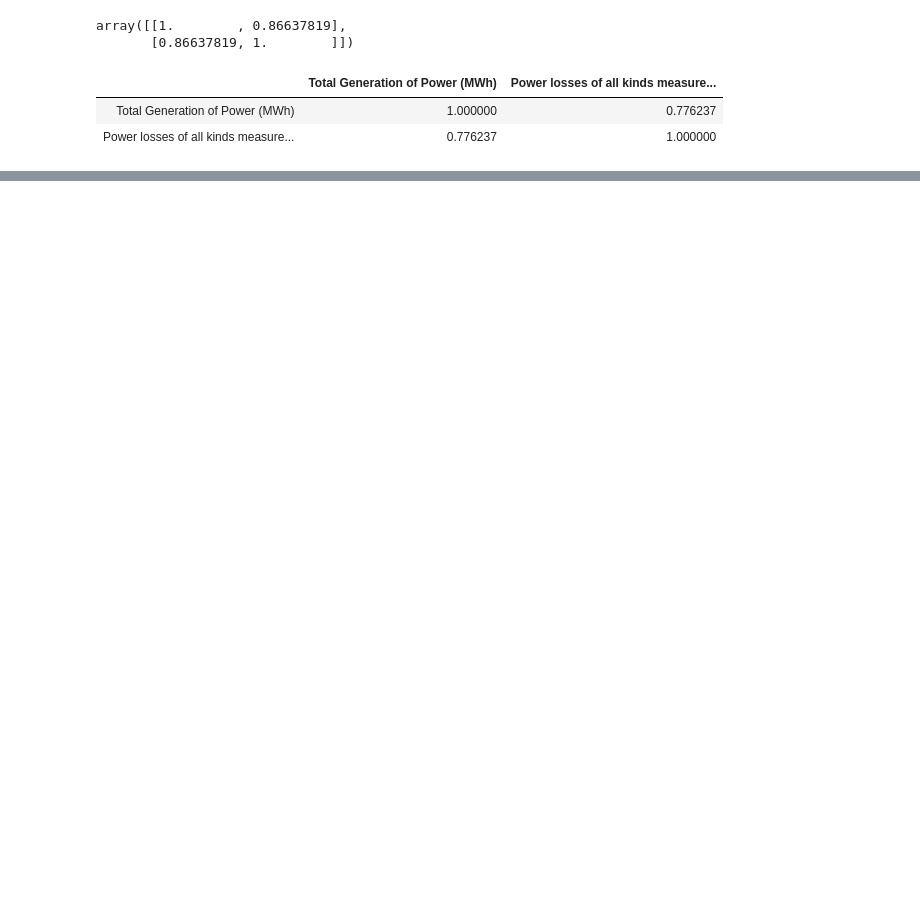
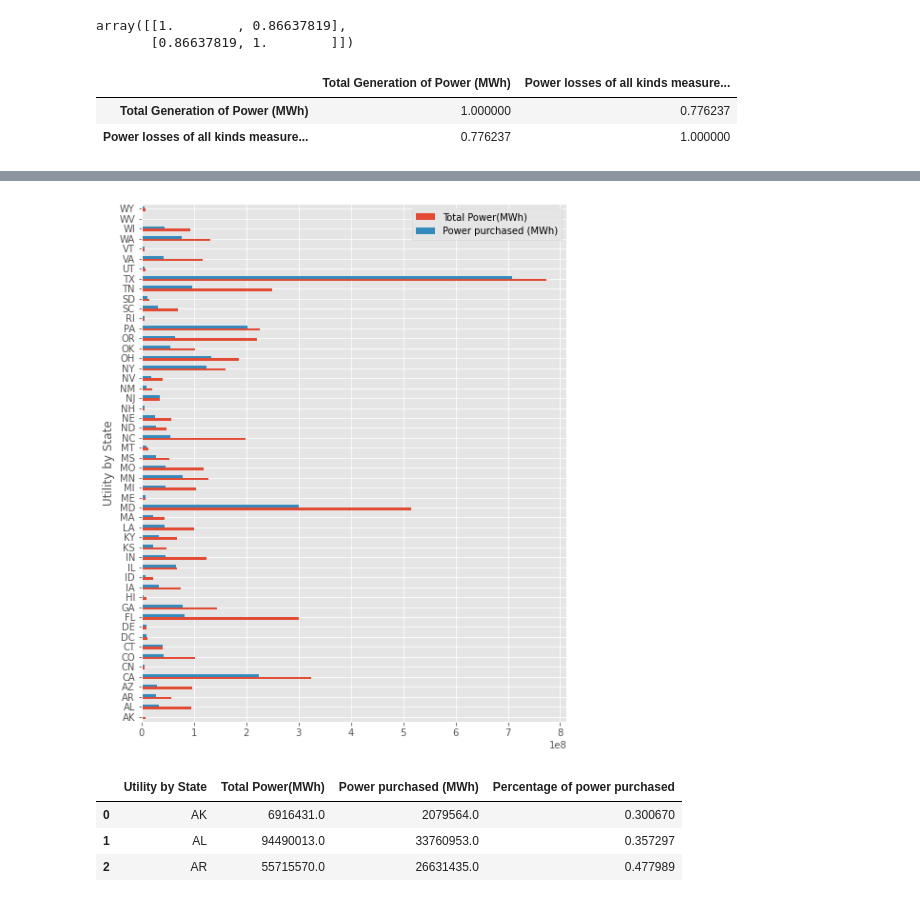
Before and after one commit to zhuy9/DMwP-EnergyUsage, a Jupyter notebook: Project_workspace.ipynb, the cells around one changed output, grey strips where cells are left out. Saved outputs shown, nothing was run; the diff lists cells and outputs as text; code cells hidden in the pictures; blank space fills up the shorter version.

```diff
--- a/Project_workspace.ipynb
+++ b/Project_workspace.ipynb
@@ -332,0 +364,15 @@ df_temp2.corr()
+# %%
+fig5 = pwr_purchased_and_total.plot.barh(y=['Total Power(MWh)','Power purchased (MWh)'], x='Utility by State',figsize=(8,10))
+fig5
+if (downloadPic):
+    plt.savefig ('Figure/PowerTotalVsPurchased.png') # not now
+# %% [output]
+[figure, added]
+# %%
+pwr_purchased_and_total['Percentage of power purchased'] = pwr_purchased_and_total['Power purchased (MWh)']/pwr_purchased_and_total['Total Power(MWh)']
+pwr_purchased_and_total.head(3)
+# %% [output]
+|  | Utility by State | Total Power(MWh) | Power purchased (MWh) | Percentage of power purchased |
+| 0 | AK | 6916431.0 | 2079564.0 | 0.300670 |
+| 1 | AL | 94490013.0 | 33760953.0 | 0.357297 |
+| 2 | AR | 55715570.0 | 26631435.0 | 0.477989 |
```
Also changed, not shown: parts of 12 cells of this notebook, 12 other files.
